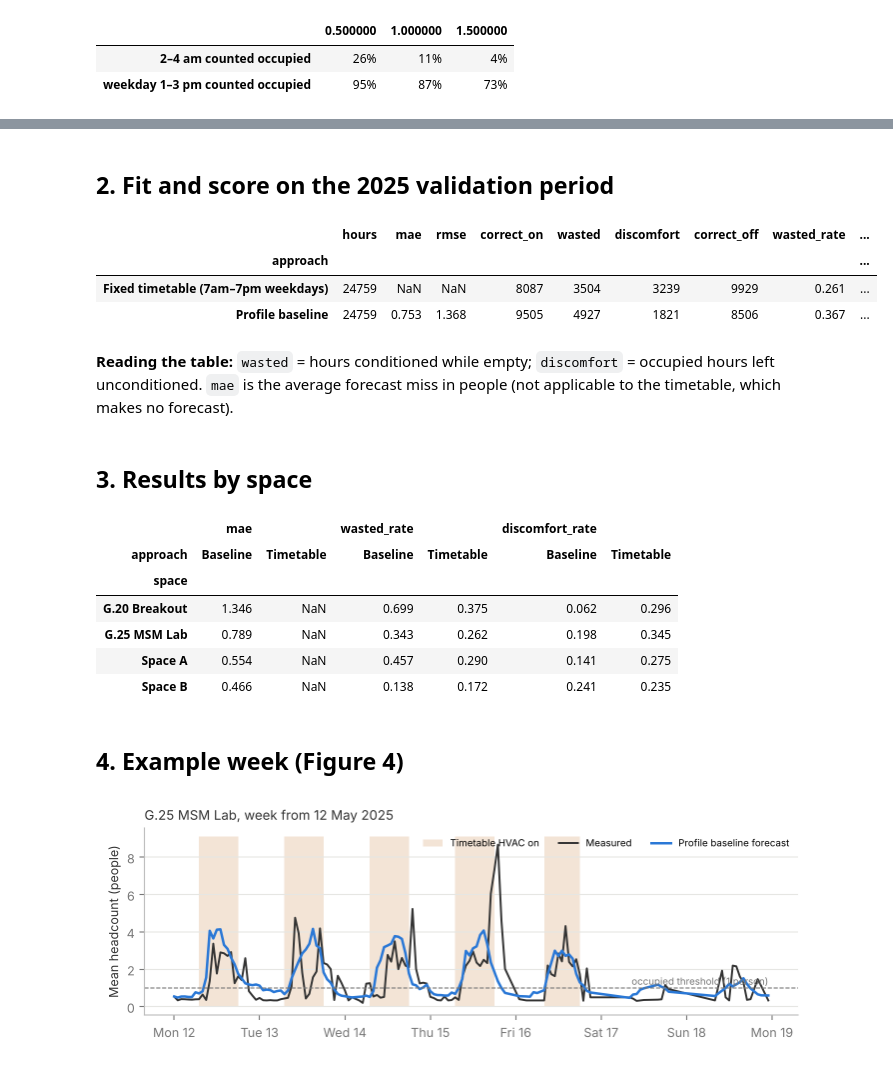
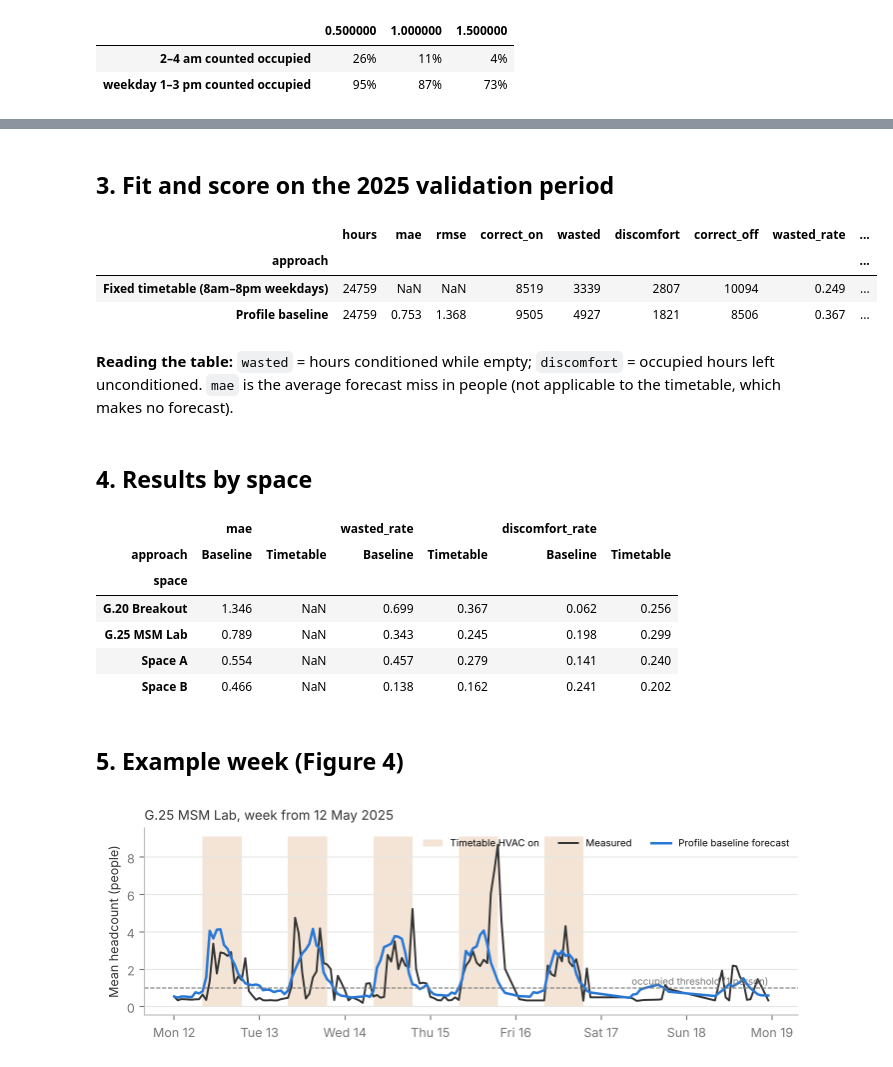
Before and after one commit to rajmahida186-debug/mma3001-occupancy-forecasting, a Jupyter notebook: notebooks/02_baseline_and_timetable.ipynb, the cells around one changed output, grey strips where cells are left out. Cells and saved outputs as stored; diff of their text form; code cells hidden in the pictures.

```diff
--- a/notebooks/02_baseline_and_timetable.ipynb
+++ b/notebooks/02_baseline_and_timetable.ipynb
@@ -39,27 +51,27 @@ pd.DataFrame({thr: {"2–4 am counted occupied": (h.loc[night, "mean_headcount"]
 # %% [markdown]
-## 2. Fit and score on the 2025 validation period
+## 3. Fit and score on the 2025 validation period
 # %%
 train, val = split["train"], split["validation"]
 baseline = ProfileBaseline().fit(train)
-timetable = FixedTimetable(start_hour=7, end_hour=19, weekdays_only=True)
+timetable = FixedTimetable(start_hour=8, end_hour=20, weekdays_only=True)
 
 results = pd.DataFrame([
-    evaluate.score_schedule(val, timetable.schedule(val), "Fixed timetable (7am–7pm weekdays)"),
+    evaluate.score_schedule(val, timetable.schedule(val), "Fixed timetable (8am–8pm weekdays)"),
     evaluate.score_forecast(val, baseline.predict(val), "Profile baseline"),
 ]).set_index("approach")
 cols = ["hours", "mae", "rmse", "correct_on", "wasted", "discomfort", "correct_off", "wasted_rate", "discomfort_rate", "accuracy"]
 results_dir = REPO_ROOT / "reports" / "results"; results_dir.mkdir(exist_ok=True)
 results[cols].to_csv(results_dir / "stage2_validation.csv")
 results[cols].round(3)
 # %% [output]
 |  | hours | mae | rmse | correct_on | wasted | discomfort | correct_off | wasted_rate | ... |
 | approach |  |  |  |  |  |  |  |  | ... |
-| Fixed timetable (7am–7pm weekdays) | 24759 | NaN | NaN | 8087 | 3504 | 3239 | 9929 | 0.261 | ... |
+| Fixed timetable (8am–8pm weekdays) | 24759 | NaN | NaN | 8519 | 3339 | 2807 | 10094 | 0.249 | ... |
 | Profile baseline | 24759 | 0.753 | 1.368 | 9505 | 4927 | 1821 | 8506 | 0.367 | ... |
 # %% [markdown]
 **Reading the table:** `wasted` = hours conditioned while empty; `discomfort` = occupied hours left unconditioned. `mae` is the average forecast miss in people (not applicable to the timetable, which makes no forecast).
 # %% [markdown]
-## 3. Results by space
+## 4. Results by space
 # %%
 rows = []
 for space, d in val.groupby("space"):
@@ -70,12 +82,12 @@ pd.DataFrame(rows).pivot(index="space", columns="approach", values=["mae", "wast
 |  | mae |  | wasted_rate |  | discomfort_rate |  |
 | approach | Baseline | Timetable | Baseline | Timetable | Baseline | Timetable |
 | space |  |  |  |  |  |  |
-| G.20 Breakout | 1.346 | NaN | 0.699 | 0.375 | 0.062 | 0.296 |
-| G.25 MSM Lab | 0.789 | NaN | 0.343 | 0.262 | 0.198 | 0.345 |
-| Space A | 0.554 | NaN | 0.457 | 0.290 | 0.141 | 0.275 |
-| Space B | 0.466 | NaN | 0.138 | 0.172 | 0.241 | 0.235 |
+| G.20 Breakout | 1.346 | NaN | 0.699 | 0.367 | 0.062 | 0.256 |
+| G.25 MSM Lab | 0.789 | NaN | 0.343 | 0.245 | 0.198 | 0.299 |
+| Space A | 0.554 | NaN | 0.457 | 0.279 | 0.141 | 0.240 |
+| Space B | 0.466 | NaN | 0.138 | 0.162 | 0.241 | 0.202 |
 # %% [markdown]
-## 4. Example week (Figure 4)
+## 5. Example week (Figure 4)
 # %%
 fig = plots.example_week(val.assign(baseline=baseline.predict(val), timetable=timetable.schedule(val)),
                          space="G.25 MSM Lab", start="2025-05-12")
```
Also changed, not shown: parts of 4 cells of this notebook, 5 other files.
